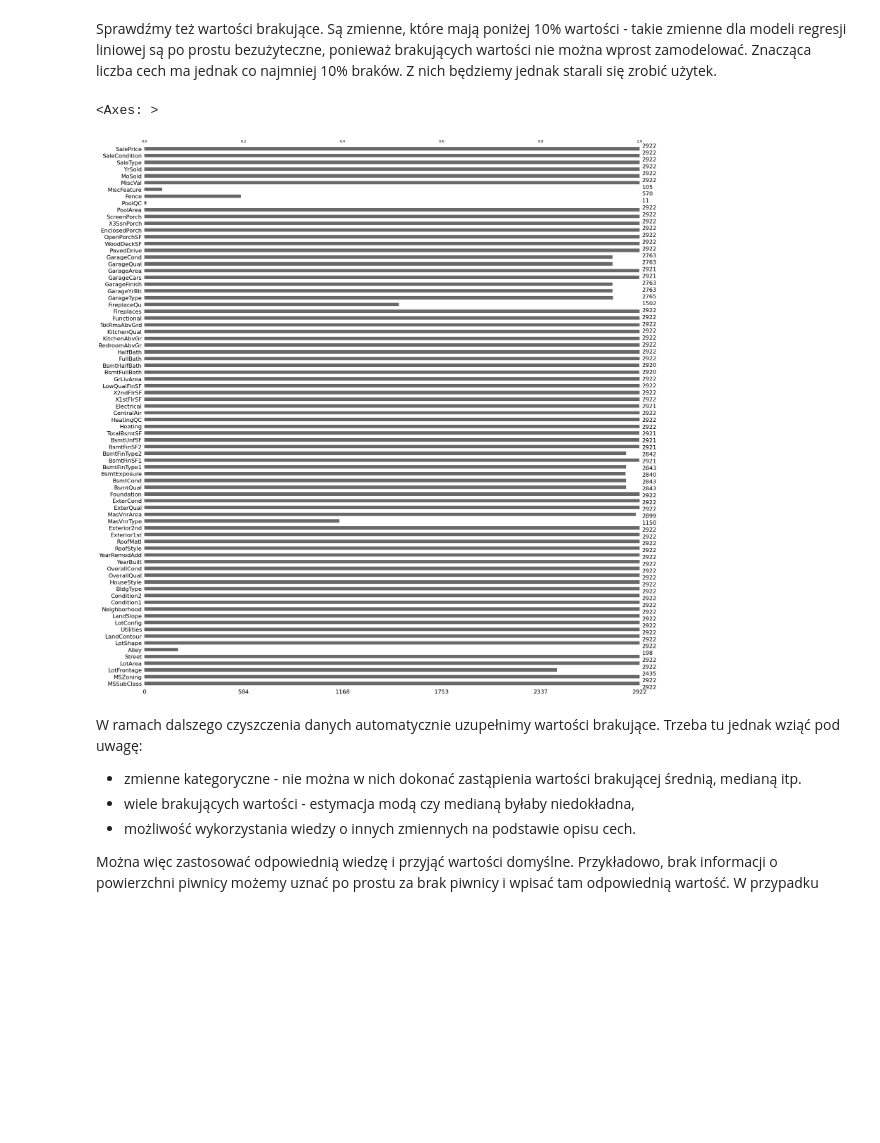
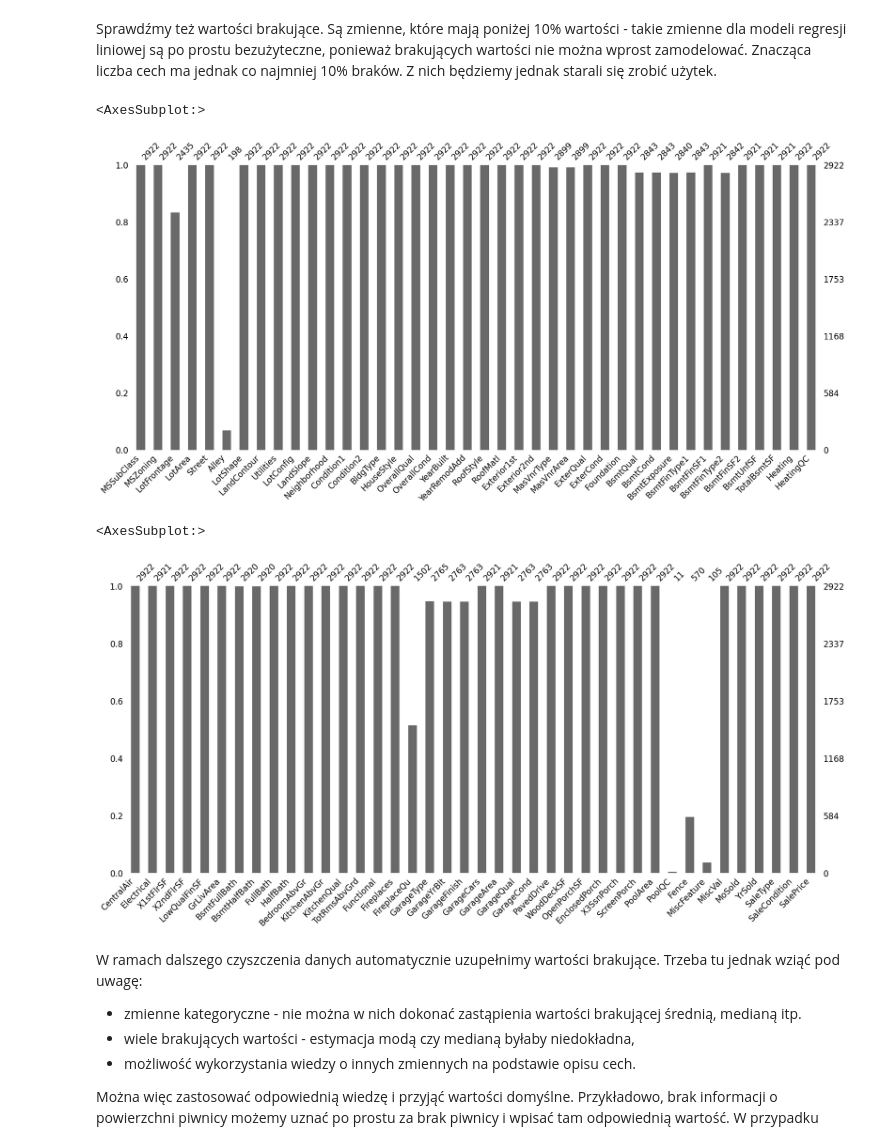
Before and after one commit to Jullija/ArtificalIntelligence, a Jupyter notebook: lab1/lab_1.ipynb, the cells around one changed output. Saved outputs shown, nothing was run; the diff lists cells and outputs as text; code cells hidden in the pictures; blank space fills up the shorter version.

```diff
--- a/lab1/lab_1.ipynb
+++ b/lab1/lab_1.ipynb
@@ -261,10 +248,21 @@ Sprawdźmy też wartości brakujące. Są zmienne, które mają poniżej 10% war
 # %%
 import missingno as msno
 
-msno.bar(df)
+# msno.bar(df)
+cols = df.columns
+msno.bar(df[cols[:40]])
 # %% [output]
-<Axes: >
+<AxesSubplot:>
-[figure, old version]
+[figure, new version]
+# %%
+
+
+cols = df.columns
+# msno.bar(df[cols[:20]])
+msno.bar(df[cols[40:]])
+# %% [output]
+<AxesSubplot:>
+[figure, added]
 # %% [markdown]
 W ramach dalszego czyszczenia danych automatycznie uzupełnimy wartości brakujące. Trzeba tu jednak wziąć pod uwagę:
 - zmienne kategoryczne - nie można w nich dokonać zastąpienia wartości brakującej średnią, medianą itp.
```
Also changed, not shown: parts of 28 cells of this notebook.
